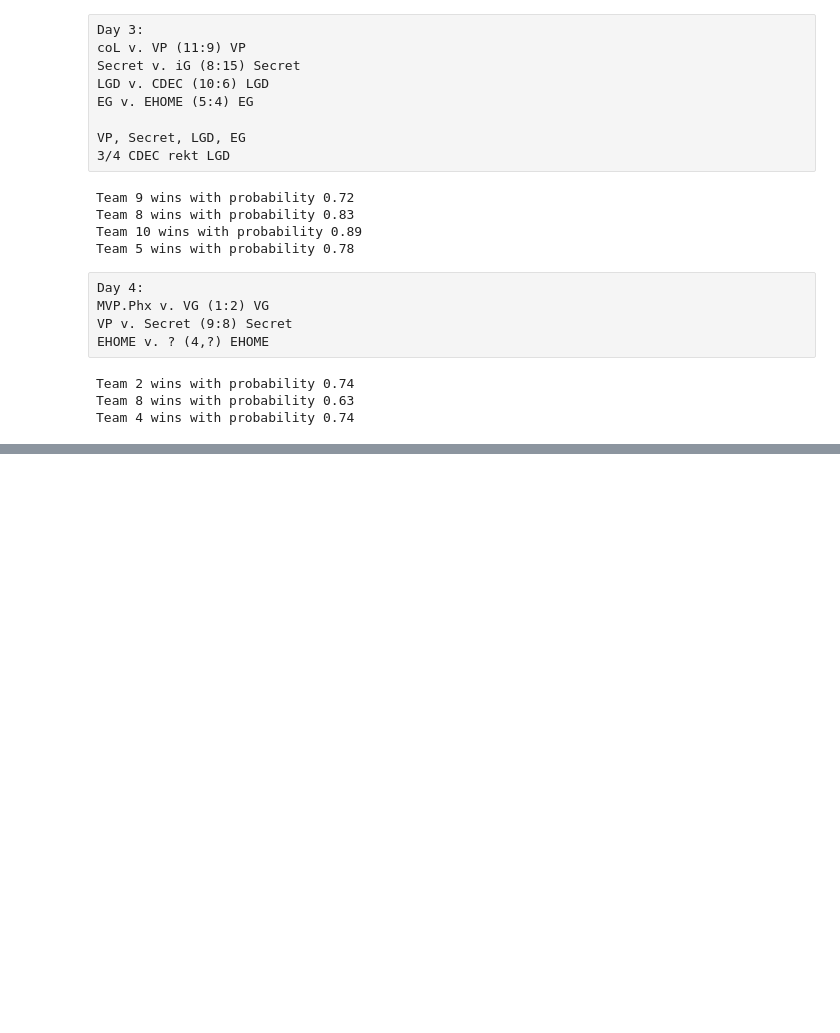
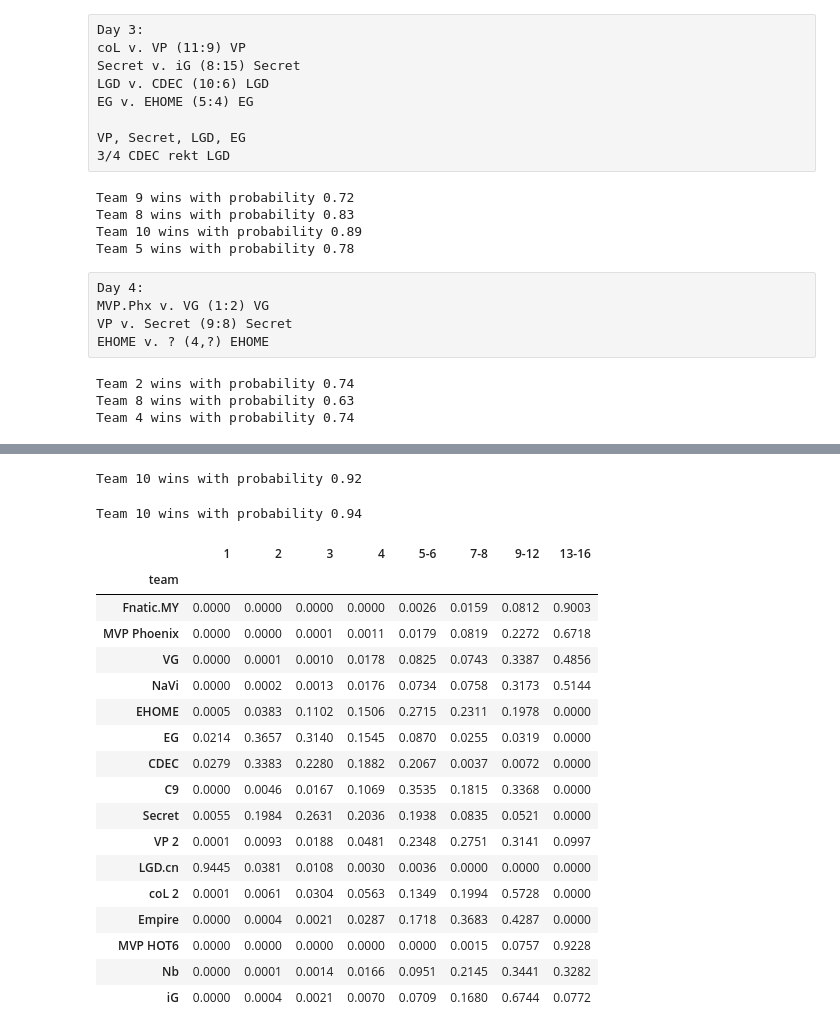
Before and after one commit to cwharland/bayesian-ti5, a Jupyter notebook: bayesian-ti5.ipynb, the cells around one changed output, grey strips where cells are left out. Drawn from its saved outputs; the diff is of its cells as text; code cells hidden in the pictures; blank space fills up the shorter version.

```diff
--- a/bayesian-ti5.ipynb
+++ b/bayesian-ti5.ipynb
@@ -384,12 +386,12 @@ def simulate_series(team_one, team_two, n = 3):
 
     # find who won the most
     return max(wins.iteritems(), key=operator.itemgetter(1))[0]
+
+def predict_winner(t1,t2,n = 3, sims = 10000):
+    win_count = Counter([simulate_series(t1,t2,n) for _ in xrange(sims)])
+    win_team, num_wins = max(win_count.iteritems(), key=operator.itemgetter(1))
+    return win_team
+    print 'Team %d wins with probability %0.2f' % (win_team, num_wins / sims)
-# %%
-def predict_winner(t1,t2,n = 3):
-    sims = 10000
-    win_count = Counter([simulate_series(t1,t2,n) for _ in xrange(sims)])
-    win_team, num_wins = max(win_count.iteritems(), key=operator.itemgetter(1))
-    print 'Team %d wins with probability %0.2f' % (win_team, num_wins / sims)
 # %% [raw]
 Bracket start:
 LGD v. Empire (10:12) LGD
@@ -471,0 +494,8 @@ Team 4 wins with probability 0.74
+# %%
+predict_winner(10,5)
+# %% [output]
+Team 10 wins with probability 0.92
+# %%
+predict_winner(6,10, n=5)
+# %% [output]
+Team 10 wins with probability 0.94
@@ -471,0 +626,27 @@ Team 4 wins with probability 0.74
+# %%
+team_results = oracle(n_samples=10000)
+# %%
+df_team_results = pd.DataFrame(team_results).loc[places].transpose().fillna(0)
+df_team_results['team'] = team_lookup.values()
+df_prob = df_team_results.set_index('team').apply(lambda x: x / sum(x), axis = 1)
+# %%
+df_prob
+# %% [output]
+|  | 1 | 2 | 3 | 4 | 5-6 | 7-8 | 9-12 | 13-16 |
+| team |  |  |  |  |  |  |  |  |
+| Fnatic.MY | 0.0000 | 0.0000 | 0.0000 | 0.0000 | 0.0026 | 0.0159 | 0.0812 | 0.9003 |
+| MVP Phoenix | 0.0000 | 0.0000 | 0.0001 | 0.0011 | 0.0179 | 0.0819 | 0.2272 | 0.6718 |
+| VG | 0.0000 | 0.0001 | 0.0010 | 0.0178 | 0.0825 | 0.0743 | 0.3387 | 0.4856 |
+| NaVi | 0.0000 | 0.0002 | 0.0013 | 0.0176 | 0.0734 | 0.0758 | 0.3173 | 0.5144 |
+| EHOME | 0.0005 | 0.0383 | 0.1102 | 0.1506 | 0.2715 | 0.2311 | 0.1978 | 0.0000 |
+| EG | 0.0214 | 0.3657 | 0.3140 | 0.1545 | 0.0870 | 0.0255 | 0.0319 | 0.0000 |
+| CDEC | 0.0279 | 0.3383 | 0.2280 | 0.1882 | 0.2067 | 0.0037 | 0.0072 | 0.0000 |
+| C9 | 0.0000 | 0.0046 | 0.0167 | 0.1069 | 0.3535 | 0.1815 | 0.3368 | 0.0000 |
+| Secret | 0.0055 | 0.1984 | 0.2631 | 0.2036 | 0.1938 | 0.0835 | 0.0521 | 0.0000 |
+| VP 2 | 0.0001 | 0.0093 | 0.0188 | 0.0481 | 0.2348 | 0.2751 | 0.3141 | 0.0997 |
+| LGD.cn | 0.9445 | 0.0381 | 0.0108 | 0.0030 | 0.0036 | 0.0000 | 0.0000 | 0.0000 |
+| coL 2 | 0.0001 | 0.0061 | 0.0304 | 0.0563 | 0.1349 | 0.1994 | 0.5728 | 0.0000 |
+| Empire | 0.0000 | 0.0004 | 0.0021 | 0.0287 | 0.1718 | 0.3683 | 0.4287 | 0.0000 |
+| MVP HOT6 | 0.0000 | 0.0000 | 0.0000 | 0.0000 | 0.0000 | 0.0015 | 0.0757 | 0.9228 |
+| Nb | 0.0000 | 0.0001 | 0.0014 | 0.0166 | 0.0951 | 0.2145 | 0.3441 | 0.3282 |
+| iG | 0.0000 | 0.0004 | 0.0021 | 0.0070 | 0.0709 | 0.1680 | 0.6744 | 0.0772 |
```
Also changed, not shown: parts of 11 cells of this notebook.
